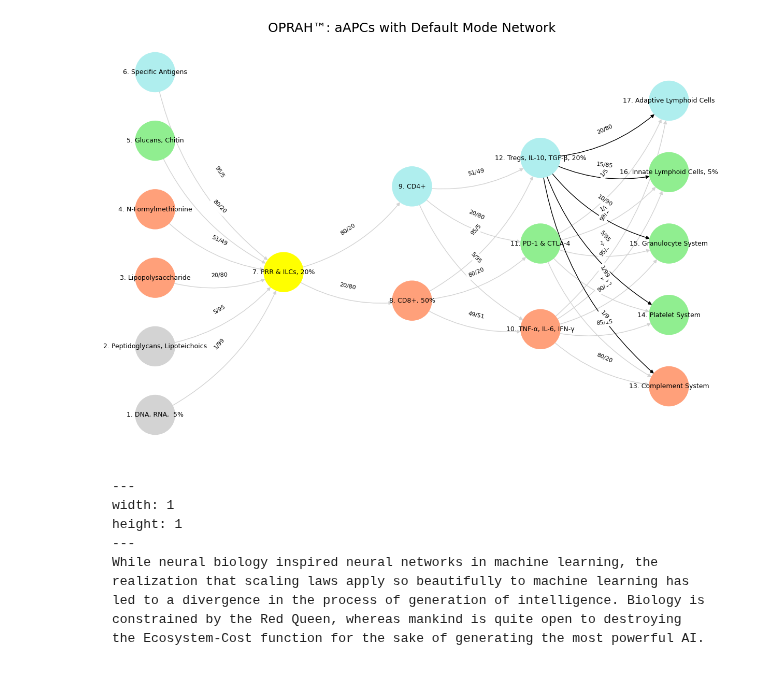
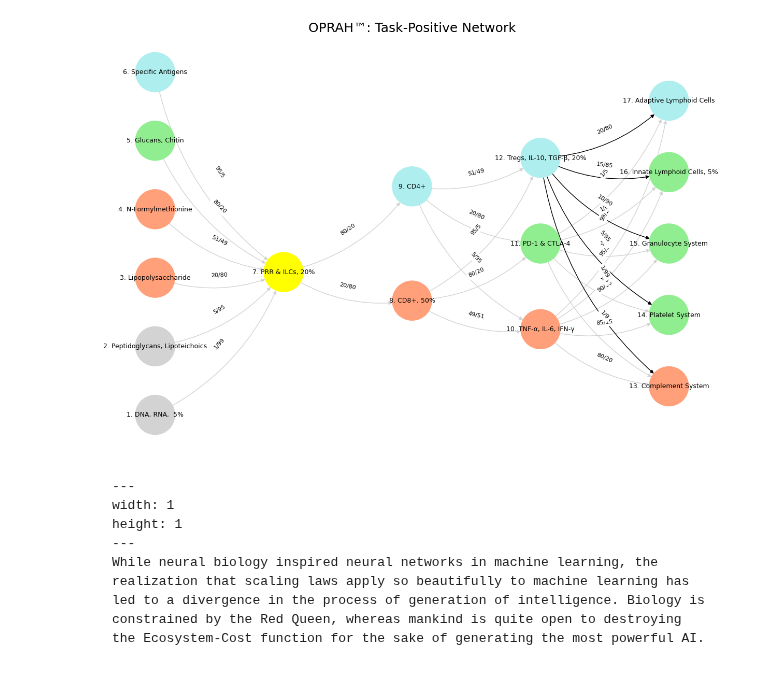
Before and after one commit to abikesa/artescienza, a Jupyter notebook: kitabo/ensi/_build/jupyter_execute/act3/part3/part3_1.ipynb, the cells around one changed output. Saved outputs shown, nothing was run; the diff lists cells and outputs as text; code cells hidden in the pictures.

````diff
--- a/kitabo/ensi/_build/jupyter_execute/act3/part3/part3_1.ipynb
+++ b/kitabo/ensi/_build/jupyter_execute/act3/part3/part3_1.ipynb
@@ -127,35 +125,35 @@ def visualize_nn():
         positions = calculate_positions(nodes, x_offset=i * 2)
         for node, position in zip(nodes, positions):
             new_node = mapping[node]
             G.add_node(new_node, layer=layer_name)
             pos[new_node] = position
             node_colors.append(colors.get(node, 'lightgray'))
 
     # Add edges with updated node labels
     edge_colors = []
     for (source, target), weight in edges.items():
         if source in mapping and target in mapping:
             new_source = mapping[source]
             new_target = mapping[target]
             G.add_edge(new_source, new_target, weight=weight)
             edge_colors.append('black' if (source, target) in black_edges else 'lightgrey')
 
     # Draw the graph
     plt.figure(figsize=(12, 8))
     edges_labels = {(u, v): d["weight"] for u, v, d in G.edges(data=True)}
 
     nx.draw(
         G, pos, with_labels=True, node_color=node_colors, edge_color=edge_colors,
         node_size=3000, font_size=9, connectionstyle="arc3,rad=0.2"
     )
     nx.draw_networkx_edge_labels(G, pos, edge_labels=edges_labels, font_size=8)
-    plt.title("OPRAH™: aAPCs with Default Mode Network", fontsize=18)
+    plt.title("OPRAH™: Task-Positive Network", fontsize=18)
     plt.show()
 
 # Run the visualization
 visualize_nn()
 # %% [output]
-[figure, old version]
+[figure, new version]
 # %% [markdown]
 ```{figure} ../../figures/blanche.*
 ---
````
Also changed, not shown: parts of 2 cells of this notebook, 13 other files.
